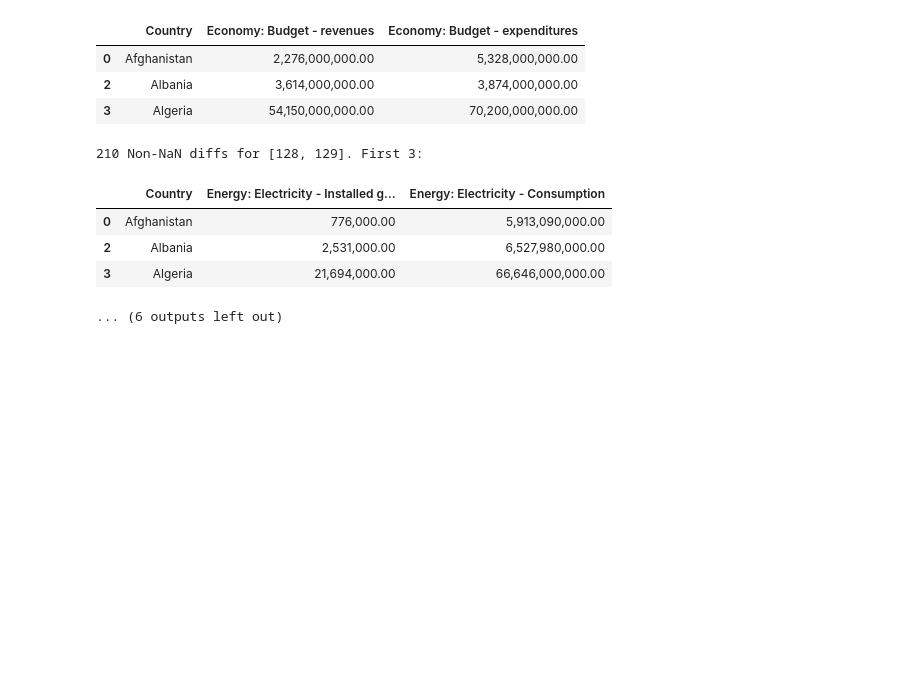
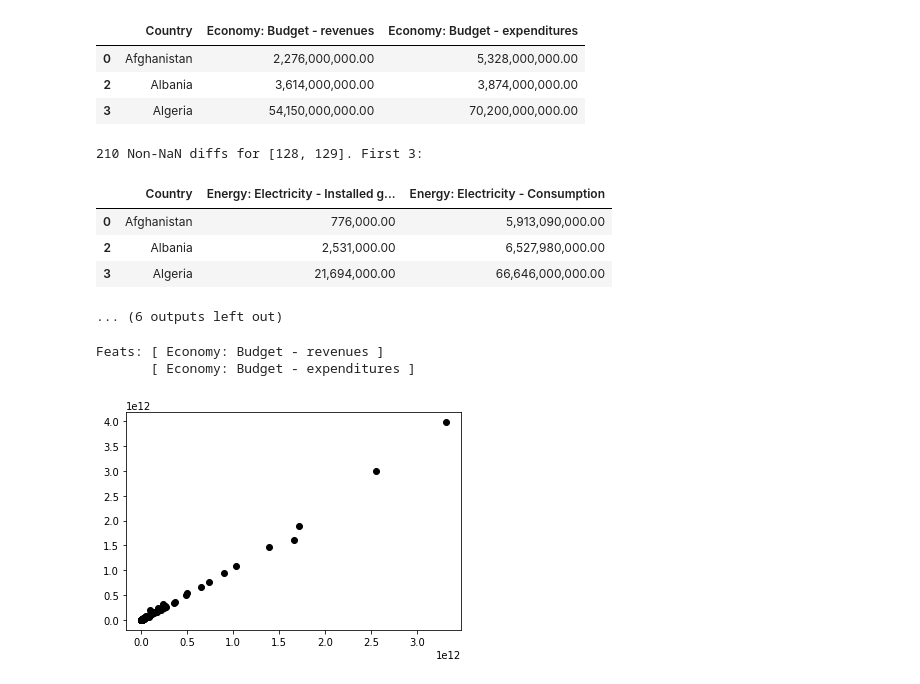
Before and after one commit to romstroller/ciaFactbook, a Jupyter notebook: ciaFBtest.ipynb, the cells around one changed output. Cells and saved outputs as stored; diff of their text form; code cells hidden in the pictures; blank space fills up the shorter version.

Commit message:
Exploration: scatterplots for strongly correlated fts

```diff
--- a/ciaFBtest.ipynb
+++ b/ciaFBtest.ipynb
@@ -1365,3 +1365,32 @@ COMP: Transportation: Airports - with paved runways - 1,524 to 2,437 m
 | 2 | Albania | 2,531,000.00 | 6,527,980,000.00 |
 | 3 | Algeria | 21,694,000.00 | 66,646,000,000.00 |
 ... (6 outputs left out)
+# %%
+# The plot thickens, and yet becomes scattered...
+
+# Stronger correlations will tend to be more obvious, but provide an
+#   empirical, observational basis for testing easy assumptions.
+#   Scatter plots are useful for identifying or demonstrating where a clear
+#       pattern, like a linear correlation, is present, and also for
+#       an alternative view on observations made with different techniques.
+
+def plotScttr( _df, ft ):
+    print( f"Feats: [ {ft[ 0 ]} ]\n       [ {ft[ 1 ]} ]" )
+    plt.plot( _df[ ft[ 0 ] ], df[ ft[ 1 ] ], 'o', color='black' )
+    plt.show()
+# %%
+# If you tend to assume that countries usually spend close to what they make in
+#   revenue, take confidence from seeing how a higher value for in either is
+#   matched by a fairly consistent rise in the other:
+plotScttr( df, [
+    'Economy: Budget - revenues',
+    'Economy: Budget - expenditures' ] )
+
+# The world's clustering for CO2 emissions vs Coal Consumption... China
+#   off in the distance.
+# Feats: [ Energy: Carbon dioxide emissions - From coal and metallurgical coke ]
+#        [ Energy: Coal - Consumption ]
+# %% [output]
+Feats: [ Economy: Budget - revenues ]
+       [ Economy: Budget - expenditures ]
+[figure, added]
```
Also changed, not shown: parts of 4 cells of this notebook.
